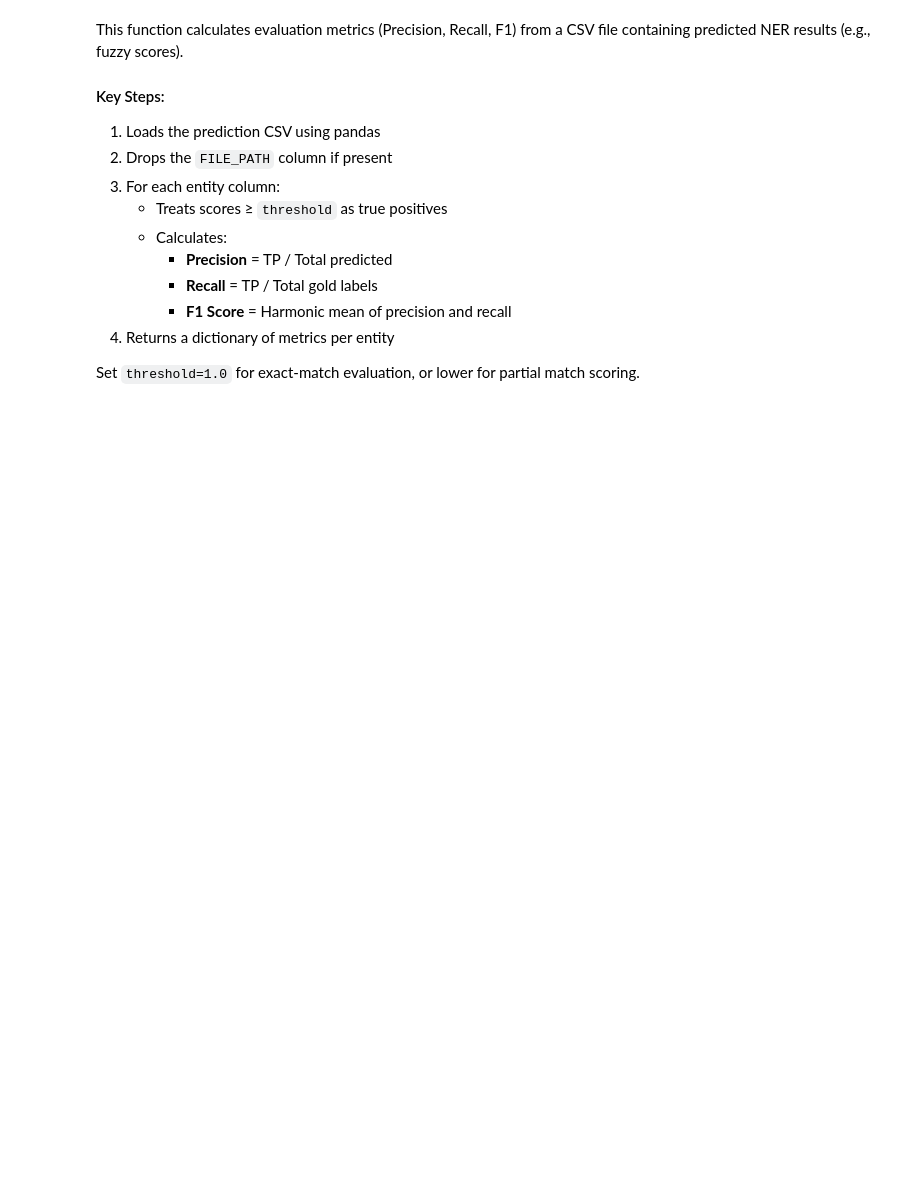
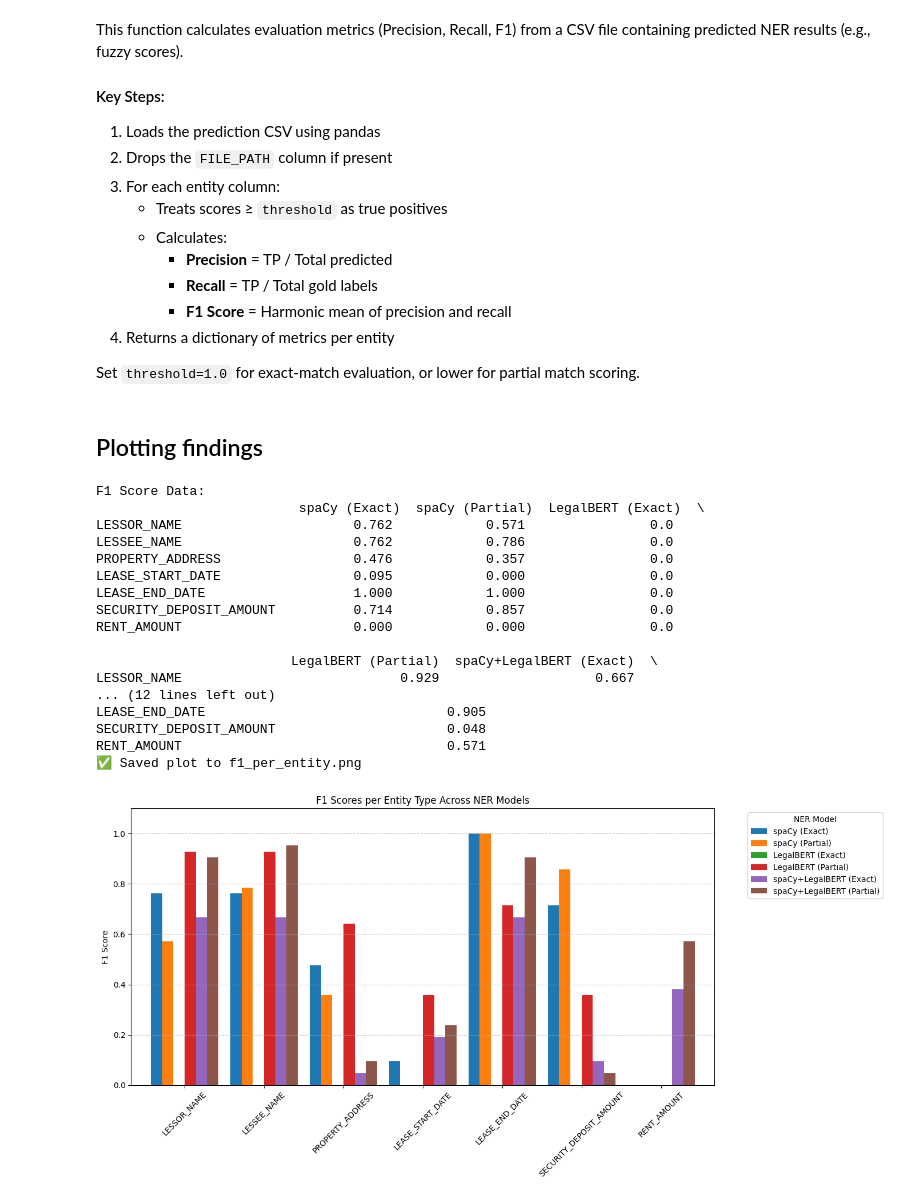
Before and after one commit to akshaychavan7/Lease-Buddy, a Jupyter notebook: backend/result_comparison.ipynb, the cells around one changed output. Cells and saved outputs as stored; diff of their text form; code cells hidden in the pictures; blank space fills up the shorter version.

Commit message:
Plotting for findings added

```diff
--- a/backend/result_comparison.ipynb
+++ b/backend/result_comparison.ipynb
@@ -296,3 +296,75 @@ with open("spacy_legalBert/spacy_bert_exact.json", "w", encoding="utf-8") as f:
 spacy_bert = evaluate_result_csv("spacy_legalBert/spacy_bert_partial_result.csv")
 with open("spacy_legalBert/spacy_bert_partial.json", "w", encoding="utf-8") as f:
     json.dump(spacy_bert, f, indent=4, ensure_ascii=False)
+# %% [markdown]
+## Plotting findings
+# %%
+import json
+import os
+import matplotlib.pyplot as plt
+import pandas as pd
+
+# File mapping
+file_paths = {
+    "spaCy (Exact)": "spacy/fine_tuned_spacy_evaluation_results.json",
+    "spaCy (Partial)": "spacy/fine_tuned_spacy_partial_result.json",
+    "LegalBERT (Exact)": "legalBert/bert_exact.json",
+    "LegalBERT (Partial)": "legalBert/bert_partial.json",
+    "spaCy+LegalBERT (Exact)": "spacy_legalBert/spacy_bert_exact.json",
+    "spaCy+LegalBERT (Partial)": "spacy_legalBert/spacy_bert_partial.json"
+}
+
+def load_f1_scores(files):
+    entity_scores = {}
+    for model_name, filename in files.items():
+        if not os.path.exists(filename):
+            print(f"File not found: {filename}")
+            continue
+        with open(filename, 'r') as f:
+            data = json.load(f)
+        for entity, metrics in data.items():
+            f1 = metrics.get("f1_score", 0)
+            if entity not in entity_scores:
+                entity_scores[entity] = {}
+            entity_scores[entity][model_name] = f1
+    return pd.DataFrame(entity_scores).T.fillna(0)
+
+def plot_f1_scores(df):
+    fig, ax = plt.subplots(figsize=(14, 7))
+    df.plot(kind="bar", width=0.85, ax=ax)
+    ax.set_title("F1 Scores per Entity Type Across NER Models")
+    ax.set_ylabel("F1 Score")
+    ax.set_ylim(0, 1.1)
+    ax.set_xticklabels(df.index, rotation=45)
+    ax.legend(title="NER Model", bbox_to_anchor=(1.05, 1), loc='upper left')
+    ax.grid(axis='y', linestyle='--', alpha=0.7)
+    plt.tight_layout()
+    filename = "f1_per_entity.png"
+    fig.savefig(filename, dpi=300)
+    print(f"✅ Saved plot to {filename}")
+    plt.show()
+    plt.close(fig)
+
+if __name__ == "__main__":
+    f1_df = load_f1_scores(file_paths)
+    print("F1 Score Data:\n", f1_df)
+    plot_f1_scores(f1_df)
+# %% [output]
+F1 Score Data:
+                          spaCy (Exact)  spaCy (Partial)  LegalBERT (Exact)  \
+LESSOR_NAME                      0.762            0.571                0.0
+LESSEE_NAME                      0.762            0.786                0.0
+PROPERTY_ADDRESS                 0.476            0.357                0.0
+LEASE_START_DATE                 0.095            0.000                0.0
+LEASE_END_DATE                   1.000            1.000                0.0
+SECURITY_DEPOSIT_AMOUNT          0.714            0.857                0.0
+RENT_AMOUNT                      0.000            0.000                0.0
+
+                         LegalBERT (Partial)  spaCy+LegalBERT (Exact)  \
+LESSOR_NAME                            0.929                    0.667
+... (12 lines left out)
+LEASE_END_DATE                               0.905
+SECURITY_DEPOSIT_AMOUNT                      0.048
+RENT_AMOUNT                                  0.571
+✅ Saved plot to f1_per_entity.png
+[figure, added]
```
Also changed, not shown: 2 other files.
